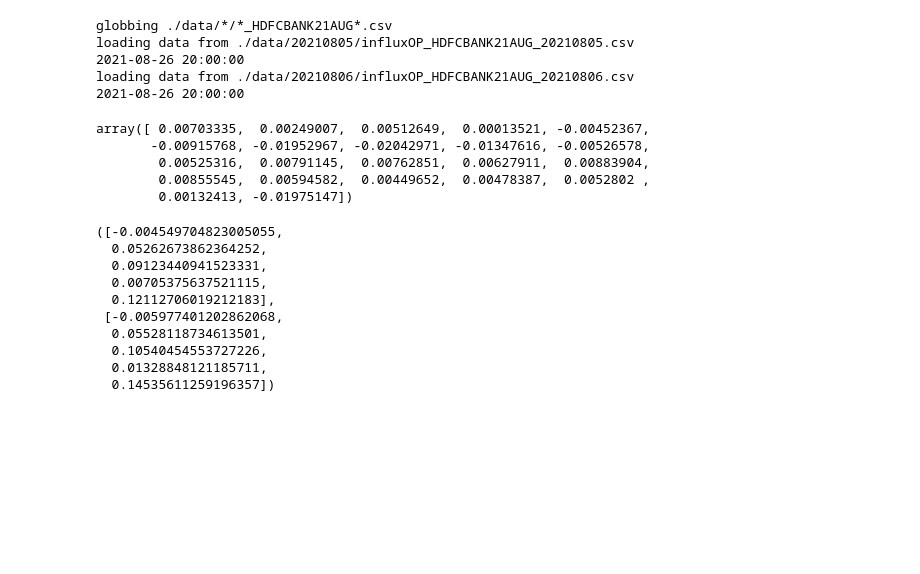
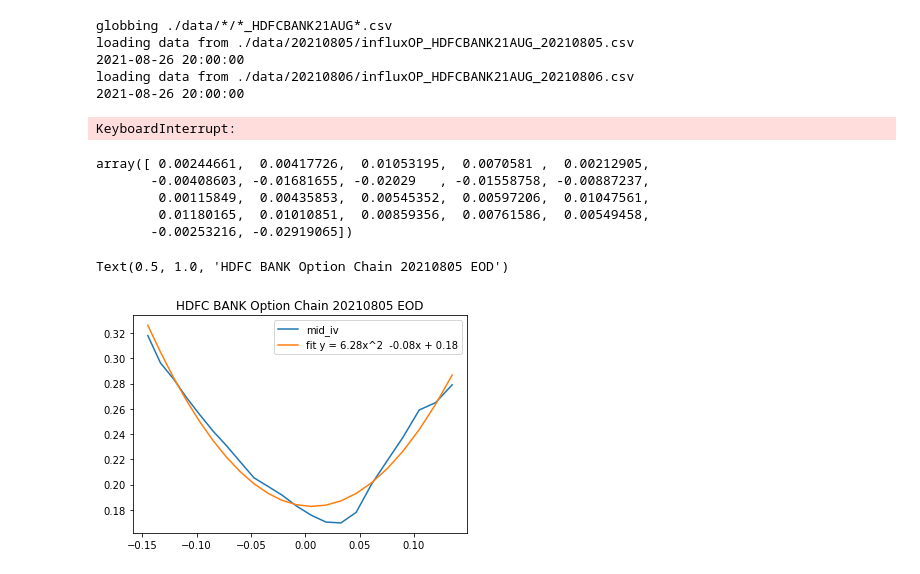
Before and after one commit to srajangarg/irage-assignment, a Jupyter notebook: work/playground.ipynb, the cells around one changed output. Saved outputs shown, nothing was run; the diff lists cells and outputs as text; code cells hidden in the pictures; blank space fills up the shorter version.

```diff
--- a/work/playground.ipynb
+++ b/work/playground.ipynb
@@ -31,28 +34,33 @@ oc_pairs = ts.get_option_chain_pairs()
+# %%
+oc1 = oc_pairs['HDFCBANK'][0]
+oc2 = oc_pairs['HDFCBANK'][1]
+
+model1 = SVIModel()
+oc1.fit_iv_model(model1)
+
+model2 = SVIModel(init_guess_calibrated_params=model1.calibrated_params)
+oc2.fit_iv_model(model2)
+# %% [output]
+KeyboardInterrupt:
 # %%
 oc1 = oc_pairs['HDFCBANK'][0]
 oc2 = oc_pairs['HDFCBANK'][1]
 
-model1 = SVIModel()
-model2 = SVIModel()
-
+model1 = IVPolynomial(2)
+model2 = IVPolynomial(2)
 oc1.fit_iv_model(model1)
 oc2.fit_iv_model(model2)
 # %% [output]
-array([ 0.00703335,  0.00249007,  0.00512649,  0.00013521, -0.00452367,
-       -0.00915768, -0.01952967, -0.02042971, -0.01347616, -0.00526578,
-        0.00525316,  0.00791145,  0.00762851,  0.00627911,  0.00883904,
-        0.00855545,  0.00594582,  0.00449652,  0.00478387,  0.0052802 ,
-        0.00132413, -0.01975147])
+array([ 0.00244661,  0.00417726,  0.01053195,  0.0070581 ,  0.00212905,
+       -0.00408603, -0.01681655, -0.02029   , -0.01558758, -0.00887237,
+        0.00115849,  0.00435853,  0.00545352,  0.00597206,  0.01047561,
+        0.01180165,  0.01010851,  0.00859356,  0.00761586,  0.00549458,
+       -0.00253216, -0.02919065])
-# %%
-model1.params, model2.params
-# %% [output]
-([-0.004549704823005055,
-  0.05262673862364252,
-  0.09123440941523331,
-  0.00705375637521115,
-  0.12112706019212183],
- [-0.005977401202862068,
-  0.05528118734613501,
-  0.10540454553727226,
-  0.01328848121185711,
-  0.14535611259196357])
+# %%
+ax = plt.gca()
+oc1.plot(ax)
+ax.legend(['mid_iv', 'fit y = %.2fx^2  %.2fx + %.2f' % (model1.params[0], model1.params[1], model1.params[2])])
+ax.set_title('HDFC BANK Option Chain 20210805 EOD')
+# %% [output]
+Text(0.5, 1.0, 'HDFC BANK Option Chain 20210805 EOD')
+[figure, added]
```
Also changed, not shown: parts of 32 cells of this notebook, 5 other files.
